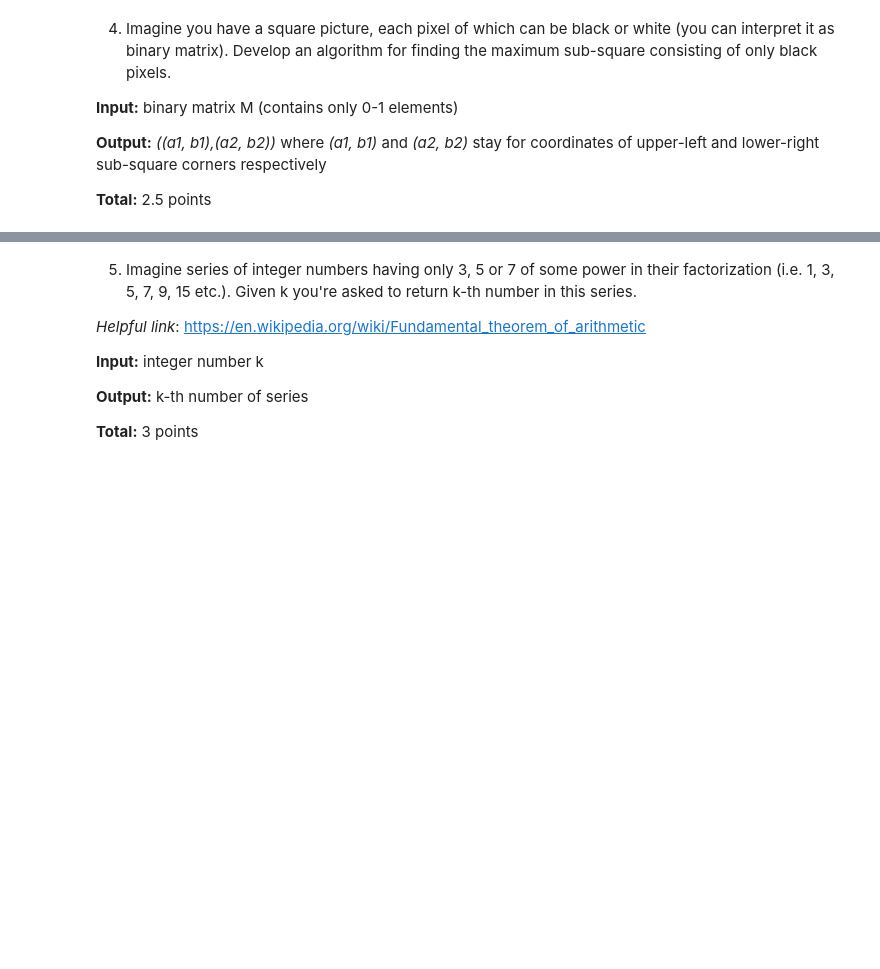
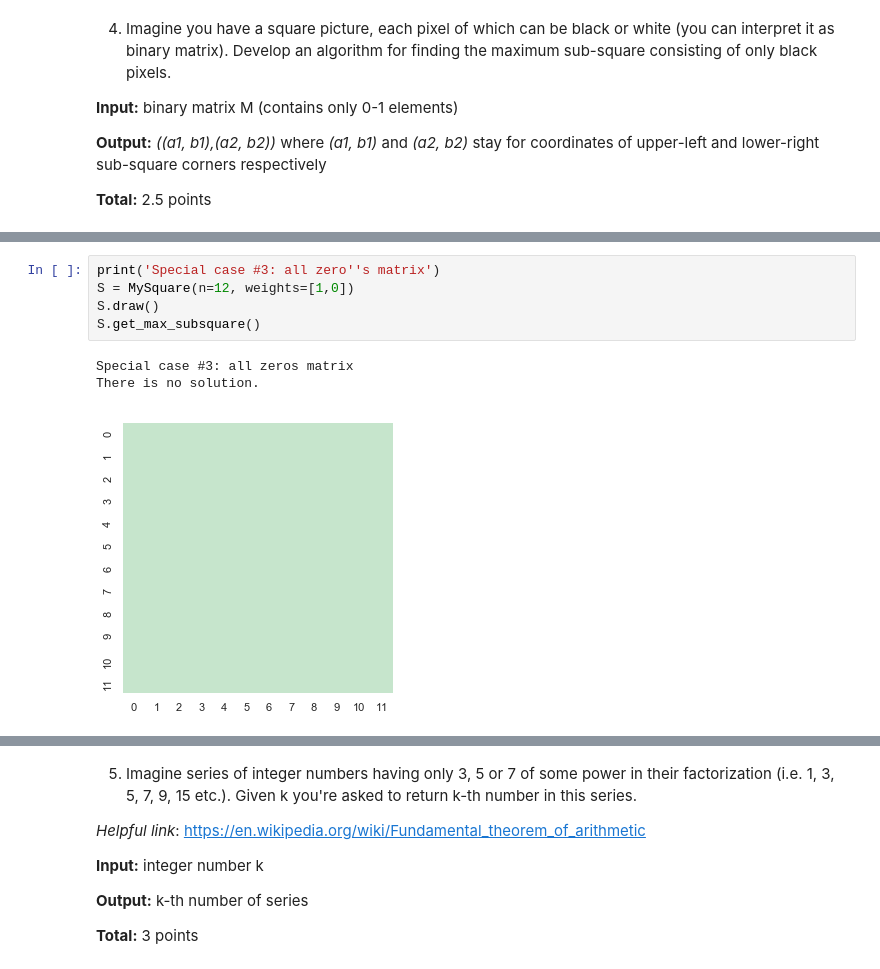
Before and after one commit to ddonetskov/masna, a Jupyter notebook: Statistical Learning Theory/HW SLT.ipynb, the cells around one changed output, grey strips where cells are left out. Drawn from its saved outputs; the diff is of its cells as text; blank space fills up the shorter version.

```diff
--- a/Statistical Learning Theory/HW SLT.ipynb
+++ b/Statistical Learning Theory/HW SLT.ipynb
@@ -180,0 +592,9 @@ Generated the matrix of the shape (20, 29) with 49 (8.45 pct) zero elements
+# %%
+print('Special case #3: all zero''s matrix')
+S = MySquare(n=12, weights=[1,0])
+S.draw()
+S.get_max_subsquare()
+# %% [output]
+Special case #3: all zeros matrix
+There is no solution.
+[figure, added]
```
Also changed, not shown: parts of 48 cells of this notebook.
